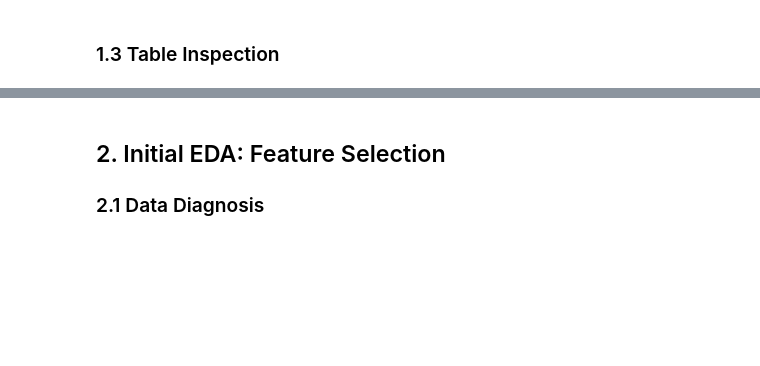
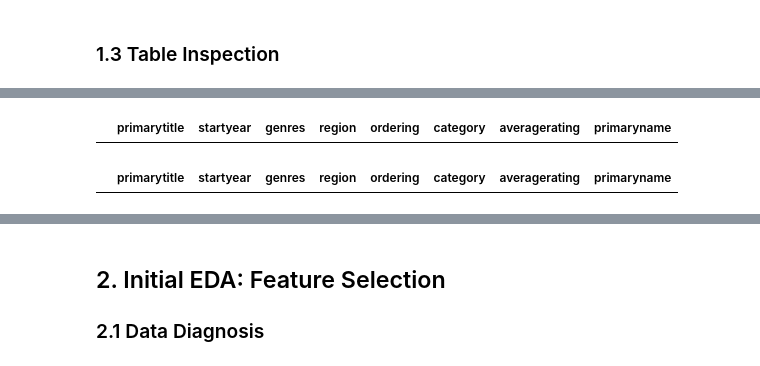
Before and after one commit to 333Kenji/IMDB_KMeans, a Jupyter notebook: Notebooks/KMeans.ipynb, the cells around one changed output, grey strips where cells are left out. Drawn from its saved outputs; the diff is of its cells as text; code cells hidden in the pictures; blank space fills up the shorter version.

```diff
--- a/Notebooks/KMeans.ipynb
+++ b/Notebooks/KMeans.ipynb
@@ -259,6 +228,13 @@ data[data.duplicated() == True]
+# %%
+data.drop_duplicates(inplace=True)
+data[data.duplicated() == True]
+# %% [output]
+|  | primarytitle | startyear | genres | region | ordering | category | averagerating | primaryname |
 # %%
 # check for null values
 data[data.isnull().any(axis=1)]
+# %% [output]
+|  | primarytitle | startyear | genres | region | ordering | category | averagerating | primaryname |
 # %%
 # just doublechecking.
 data.isna().sum()
```
Also changed, not shown: parts of 50 cells of this notebook, 2 other files.
